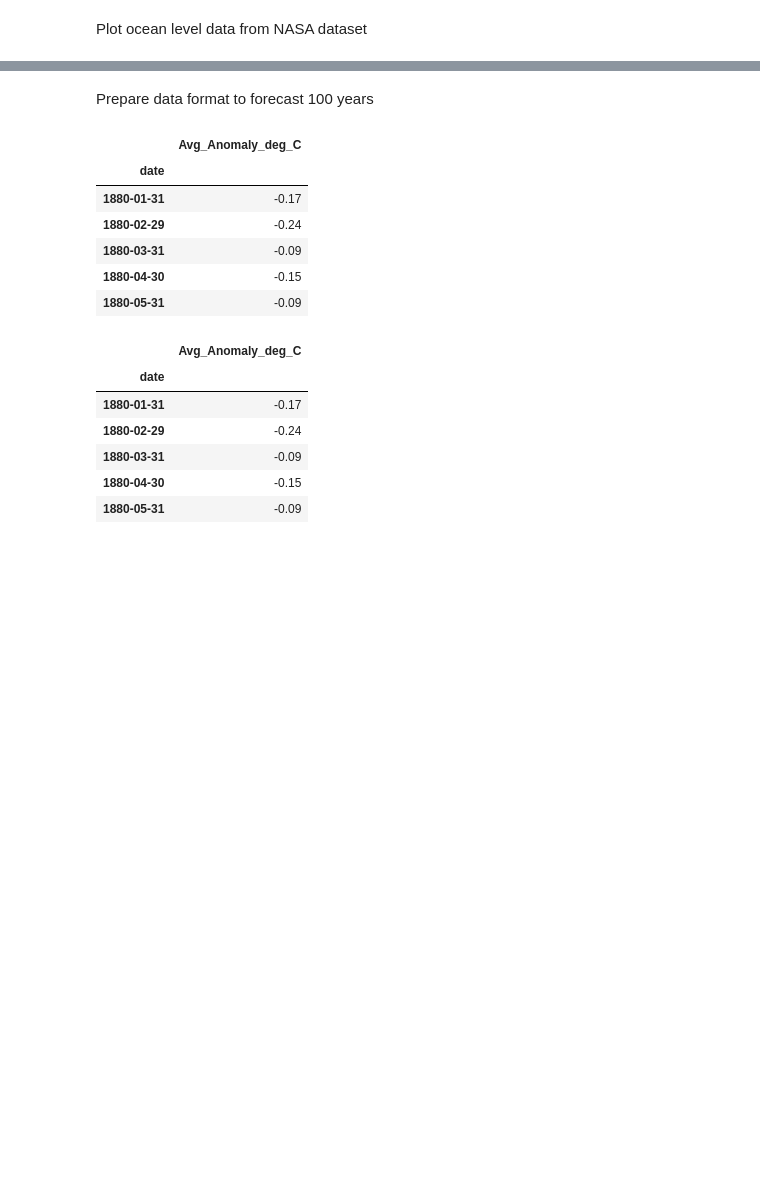
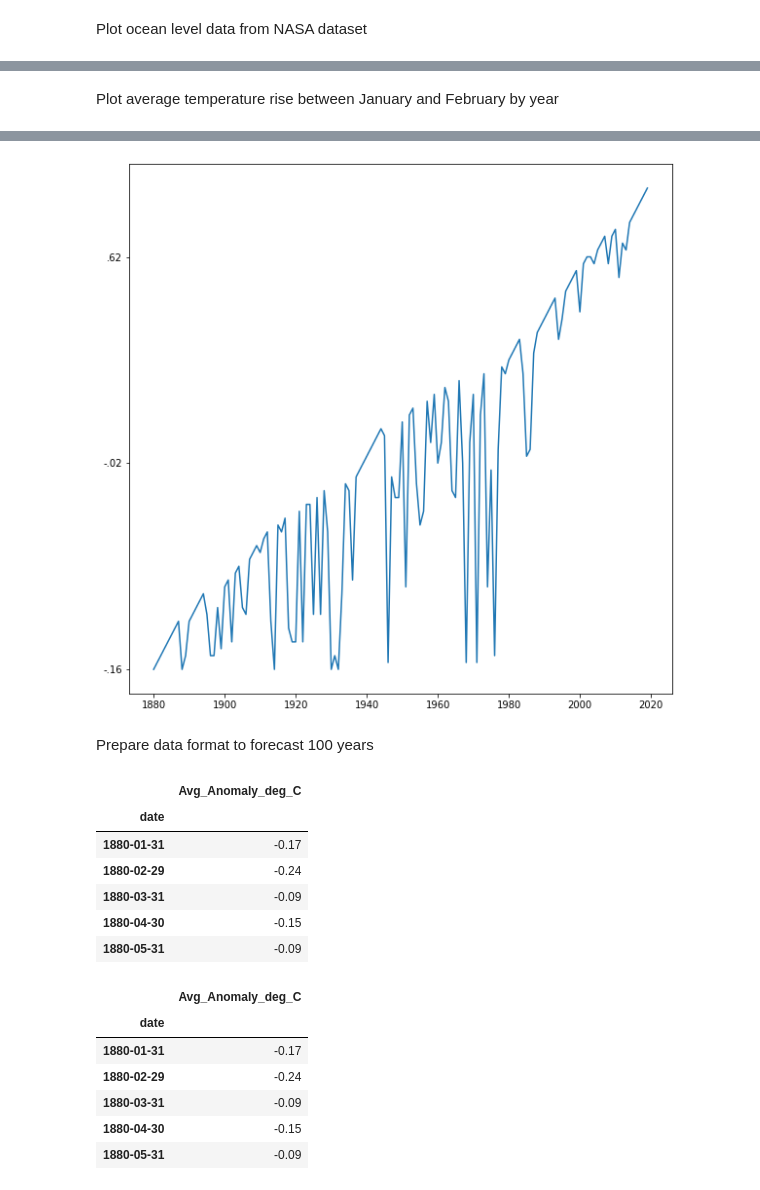
Before and after one commit to heber-augusto/planetaagua, a Jupyter notebook: data/InterfaceDadosNASA.ipynb, the cells around one changed output, grey strips where cells are left out. Cells and saved outputs as stored; diff of their text form; code cells hidden in the pictures; blank space fills up the shorter version.

```diff
--- a/data/InterfaceDadosNASA.ipynb
+++ b/data/InterfaceDadosNASA.ipynb
@@ -36,0 +46,16 @@ plt.plot(dados_gmsl['timestamp'], dados_gmsl['smoothed3'])
+# %% [markdown]
+Plot average temperature rise between January and February by year
+# %%
+#define figure size
+plt.figure(figsize=(5,10))
+
+#plot data
+_ = plt.plot(dados_glbt['Year'],
+             dados_glbt['J-D'])
+
+#get axes from plot
+ax = plt.axes()
+
+#set the number of ticks
+ax.yaxis.set_major_locator(plt.MaxNLocator(4))
+# %% [output]
@@ -37,3 +63,4 @@ plt.plot(dados_gmsl['timestamp'], dados_gmsl['smoothed3'])
+[figure, added]
 # %% [markdown]
 Prepare data format to forecast 100 years
 # %%
```
Also changed, not shown: parts of 9 cells of this notebook.
